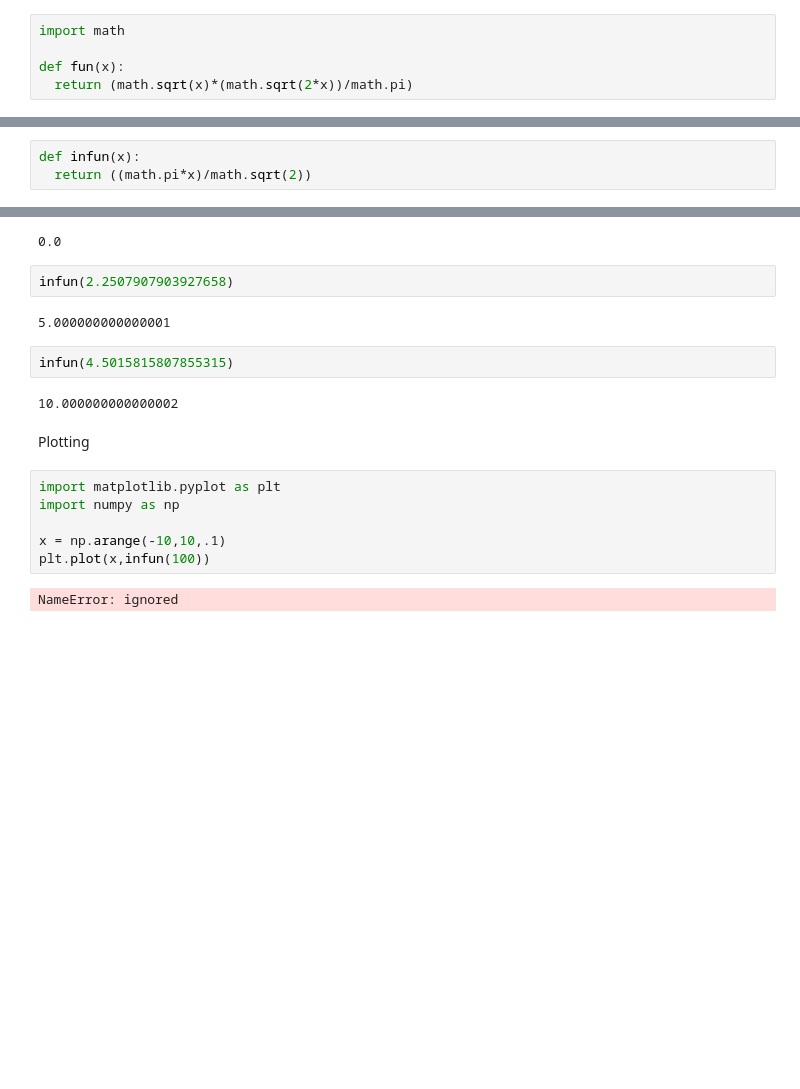
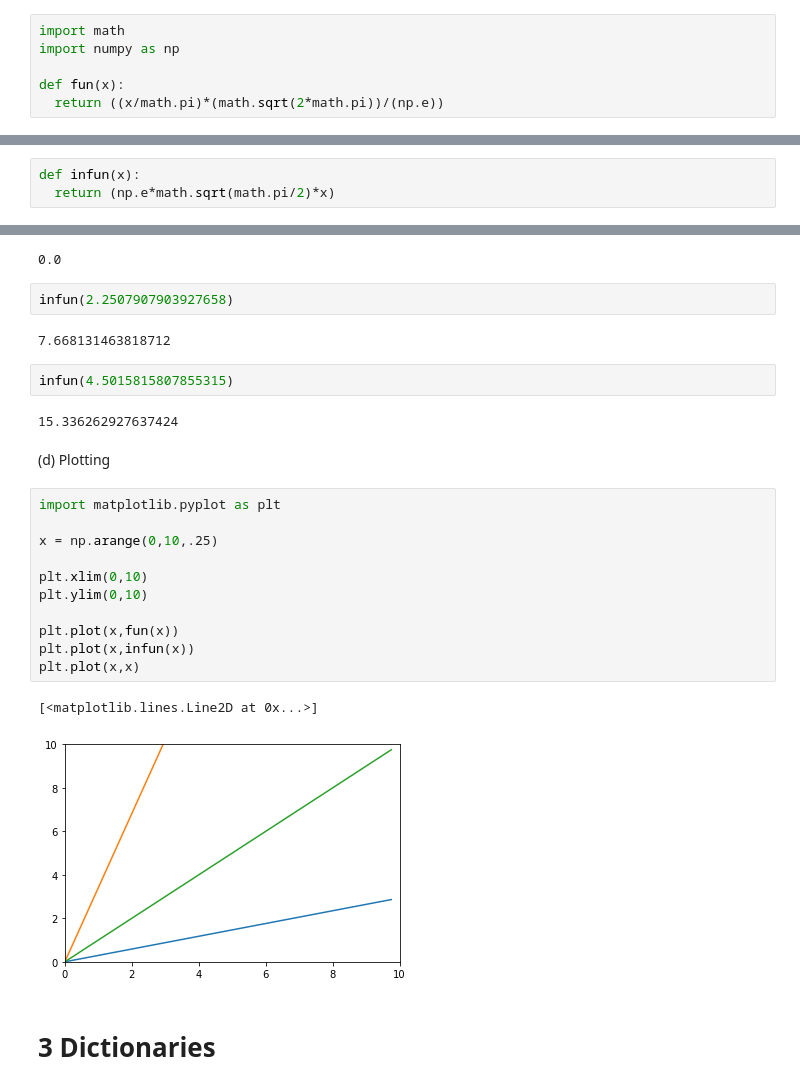
Before and after one commit to JDestroyer5/Discrete_Mathmatics, a Jupyter notebook: Sets and Functions: Dinosaurs.ipynb, the cells around one changed output, grey strips where cells are left out. Drawn from its saved outputs; the diff is of its cells as text; blank space fills up the shorter version.

```diff
--- a/Sets and Functions: Dinosaurs.ipynb
+++ b/Sets and Functions: Dinosaurs.ipynb
@@ -226,9 +226,10 @@ f(x) = \sqrt{x}*\frac{\sqrt{2x}}{π}
 $$
 # %%
 import math
+import numpy as np
 
 def fun(x):
-  return (math.sqrt(x)*(math.sqrt(2*x))/math.pi)
+  return ((x/math.pi)*(math.sqrt(2*math.pi))/(np.e))
 # %% [markdown]
 testing
 # %%
@@ -250,7 +259,7 @@ f^{-1}(x) = \frac{πx}{\sqrt{2}}
 $$
 # %%
 def infun(x):
-  return ((math.pi*x)/math.sqrt(2))
+  return (np.e*math.sqrt(math.pi/2)*x)
 # %% [markdown]
 testing again
 # %%
@@ -260,18 +269,26 @@ infun(0)
 # %%
 infun(2.2507907903927658)
 # %% [output]
-5.000000000000001
+7.668131463818712
 # %%
 infun(4.5015815807855315)
 # %% [output]
-10.000000000000002
+15.336262927637424
-# %% [markdown]
-Plotting
+# %% [markdown]
+(d) Plotting
 # %%
 import matplotlib.pyplot as plt
-import numpy as np
 
-x = np.arange(-10,10,.1)
-plt.plot(x,infun(100))
+x = np.arange(0,10,.25)
+
+plt.xlim(0,10)
+plt.ylim(0,10)
+
+plt.plot(x,fun(x))
+plt.plot(x,infun(x))
+plt.plot(x,x)
 # %% [output]
-NameError: ignored
+[<matplotlib.lines.Line2D at 0x...>]
+[figure, added]
+# %% [markdown]
+# 3 Dictionaries
```
Also changed, not shown: parts of 5 cells of this notebook.
